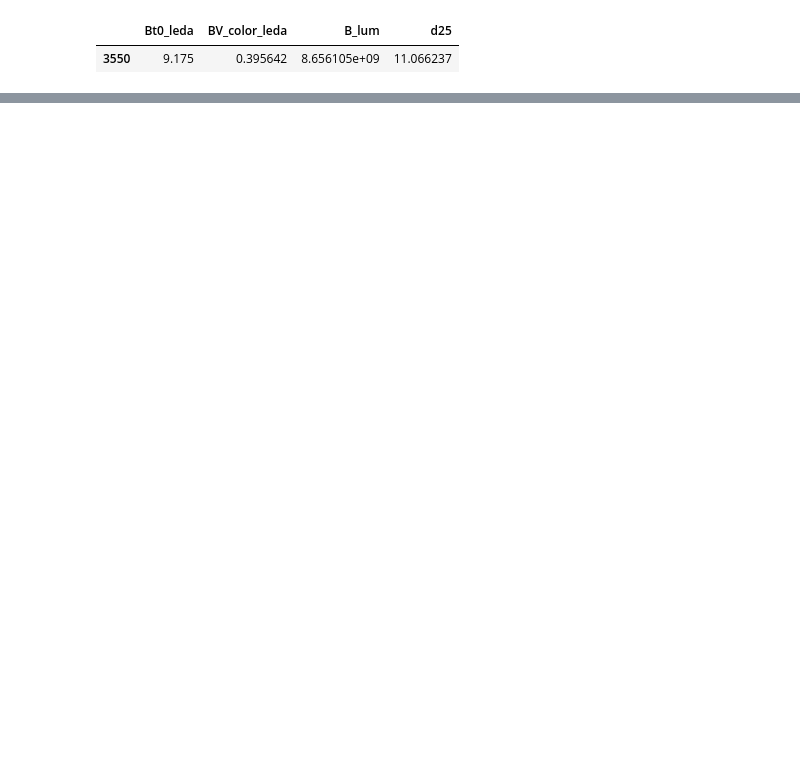
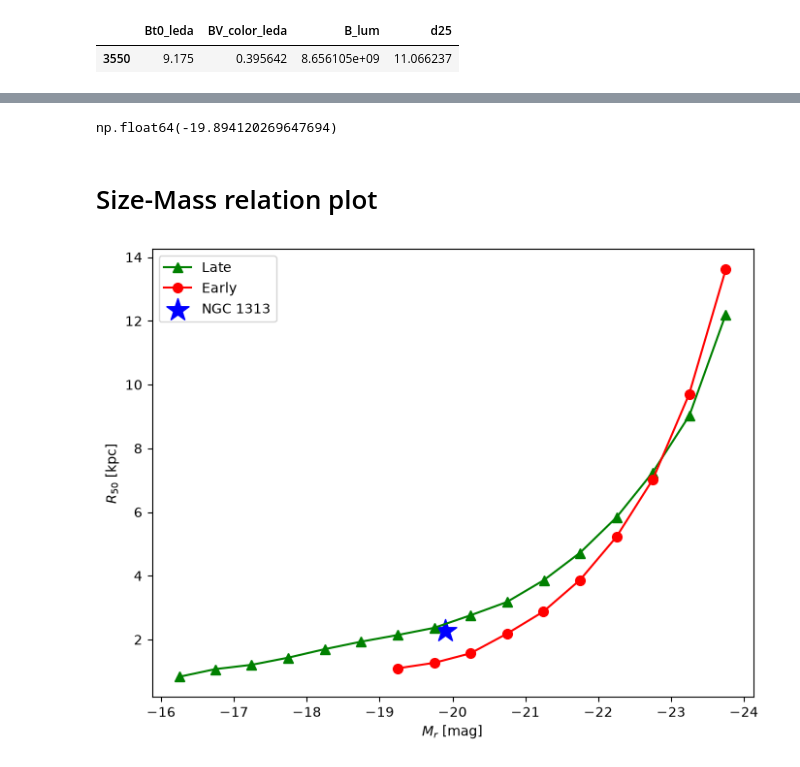
Before and after one commit to ancgarcia08/astr_530_HW1, a Jupyter notebook: homework_1.ipynb, the cells around one changed output, grey strips where cells are left out. Saved outputs shown, nothing was run; the diff lists cells and outputs as text; code cells hidden in the pictures; blank space fills up the shorter version.

```diff
--- a/homework_1.ipynb
+++ b/homework_1.ipynb
@@ -242,0 +250,50 @@ df_f
+# %%
+M_r = V_to_r(MV = M_V, BV_color = 0.395642)
+M_r
+# %% [output]
+np.float64(-19.894120269647694)
+# %% [markdown]
+# Size-Mass relation plot
+# %%
+late = pd.read_csv("late-type-shen.csv")
+early = pd.read_csv("early-type-shen.csv")
+# %%
+late_Mr = np.array(late["x"].values)
+early_Mr = np.array(early["x"].values)
+late_R50 = np.array(late[" y"].values)
+early_R50 = np.array(early[" y"].values)
+# %%
+plt.figure(figsize=(8, 6))
+
+plt.plot(late_Mr,
+         late_R50,
+         label="Late",
+         color="green",
+         marker="^",
+         linestyle="-",
+         markersize=7)
+
+plt.plot(early_Mr,
+         early_R50,
+         label="Early",
+         color="red",
+         marker="o",
+         linestyle="-",
+         markersize = 7)
+
+plt.scatter(x = -19.894120269647694,
+            y = 2.2649552,
+            label = "NGC 1313",
+            color = "blue",
+            marker = "*",
+            s = 300)
+
+plt.gca().invert_xaxis()
+
+plt.xlabel(r"$M_r$ [mag]")
+plt.ylabel(r"$R_{50}$ [kpc]")
+plt.legend()
+
+plt.show()
+# %% [output]
+[figure, added]
```
Also changed, not shown: parts of 47 cells of this notebook, 3 other files.
